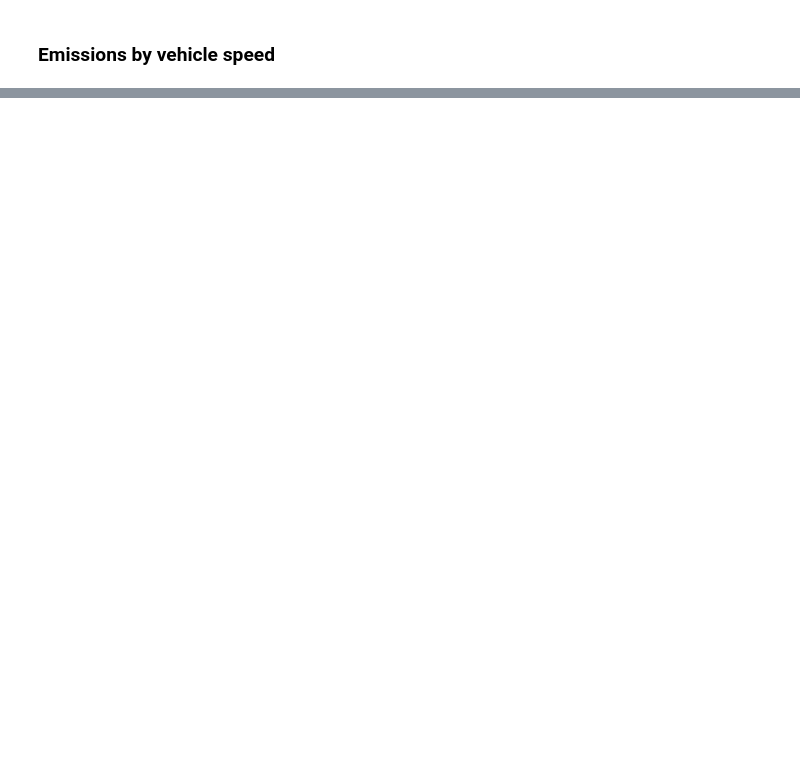
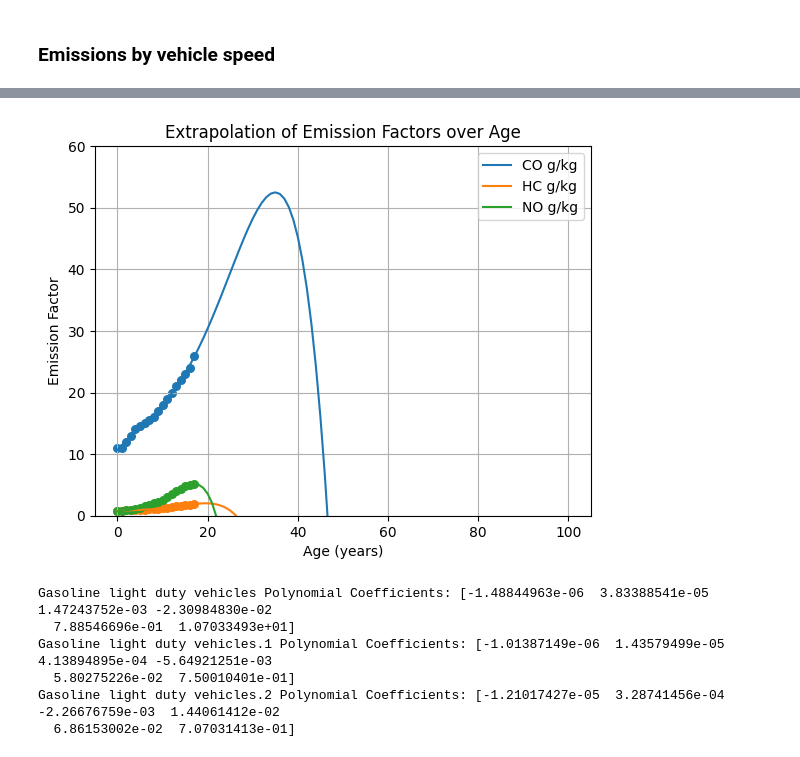
Before and after one commit to LeonF06/REII425_Assignment_1, a Jupyter notebook: Assignmnet1.ipynb, the cells around one changed output, grey strips where cells are left out. Drawn from its saved outputs; the diff is of its cells as text; code cells hidden in the pictures; blank space fills up the shorter version.

```diff
--- a/Assignmnet1.ipynb
+++ b/Assignmnet1.ipynb
@@ -135,10 +137,7 @@ print(df_type.head())
 sheet_name = 'Emission Factors over Age'
 
 # Read the Excel file into a Pandas DataFrame
-df_age = pd.read_excel(file_path, sheet_name=sheet_name)
-
-# Fill NaN values with zeros
-df_age.fillna(0, inplace=True)
+df_age = pd.read_excel(file_path, sheet_name=sheet_name, skiprows=1)
 
 # Display the DataFrame to see the data structure
 print(df_age.head())
@@ -244,0 +363,37 @@ print(df_extended_VKT)
+# %%
+labels = ['CO g/kg', 'HC g/kg', 'NO g/kg']
+i = 0
+
+# Plot the extrapolation results for each vehicle class
+for col in df_extended_age.columns[1:]:
+    plt.plot(df_extended_age['Age (years)'], df_extended_age[col], label=labels[i])
+    i += 1
+
+# Plot the original data points for reference
+for col in df_age.columns[1:]:
+    valid_indices = ~np.isnan(df_age[col])
+    plt.scatter(df_age['Age (years)'][valid_indices], df_age[col][valid_indices], marker='o', s=30)
+
+# Add labels and legend
+plt.xlabel('Age (years)')
+plt.ylabel('Emission Factor')
+plt.ylim([0, 60])  # Adjust the y-axis limits if necessary
+plt.title('Extrapolation of Emission Factors over Age')
+plt.legend()
+
+# Show the plot
+plt.grid(True)
+plt.show()
+
+# Print the polynomial coefficients for each column
+for col in df_age.columns[1:]:
+    poly_coeffs = np.polyfit(age_values, df_age[col].values, deg=best_orders[col])
+    print(f"{col} Polynomial Coefficients: {poly_coeffs}")
+# %% [output]
+[figure, added]
+Gasoline light duty vehicles Polynomial Coefficients: [-1.48844963e-06  3.83388541e-05  1.47243752e-03 -2.30984830e-02
+  7.88546696e-01  1.07033493e+01]
+Gasoline light duty vehicles.1 Polynomial Coefficients: [-1.01387149e-06  1.43579499e-05  4.13894895e-04 -5.64921251e-03
+  5.80275226e-02  7.50010401e-01]
+Gasoline light duty vehicles.2 Polynomial Coefficients: [-1.21017427e-05  3.28741456e-04 -2.26676759e-03  1.44061412e-02
+  6.86153002e-02  7.07031413e-01]
```
Also changed, not shown: parts of 12 cells of this notebook, 1 other file.
